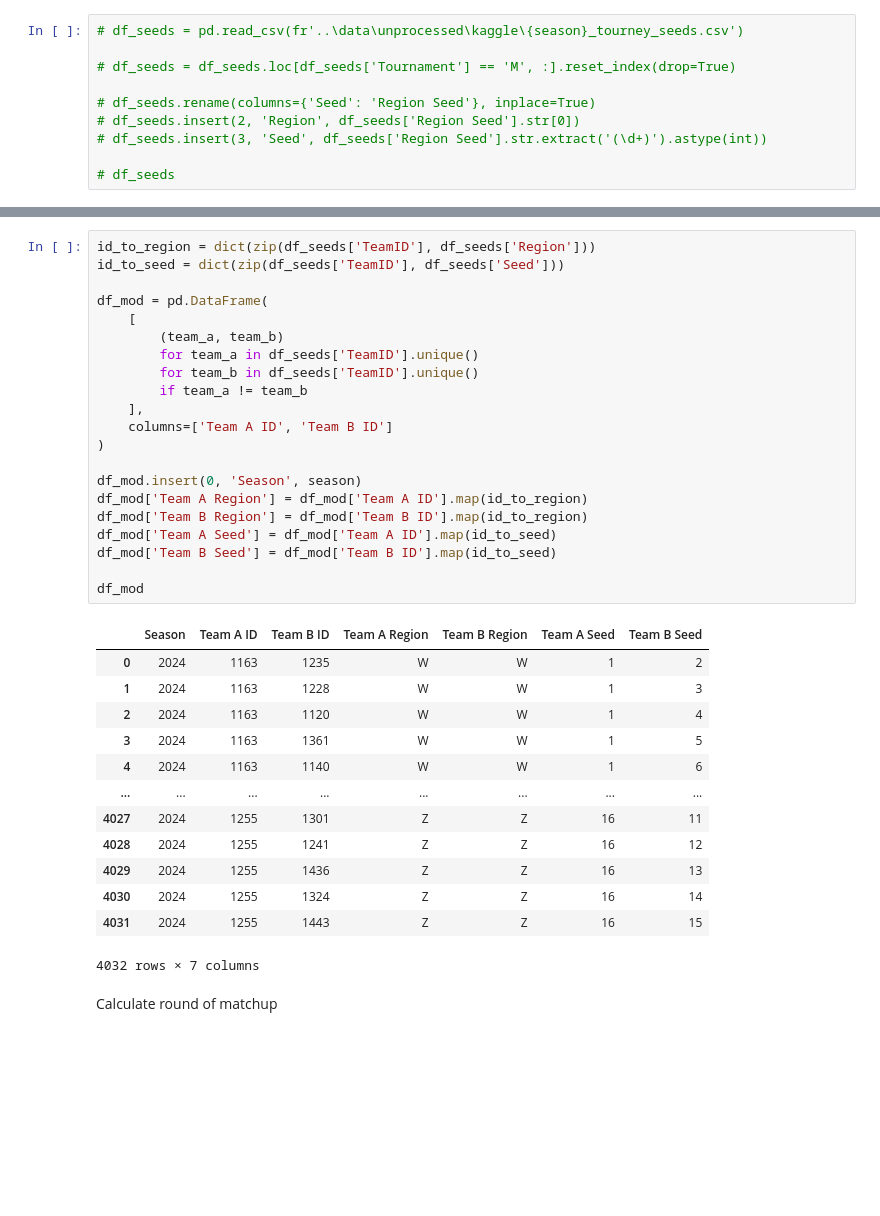
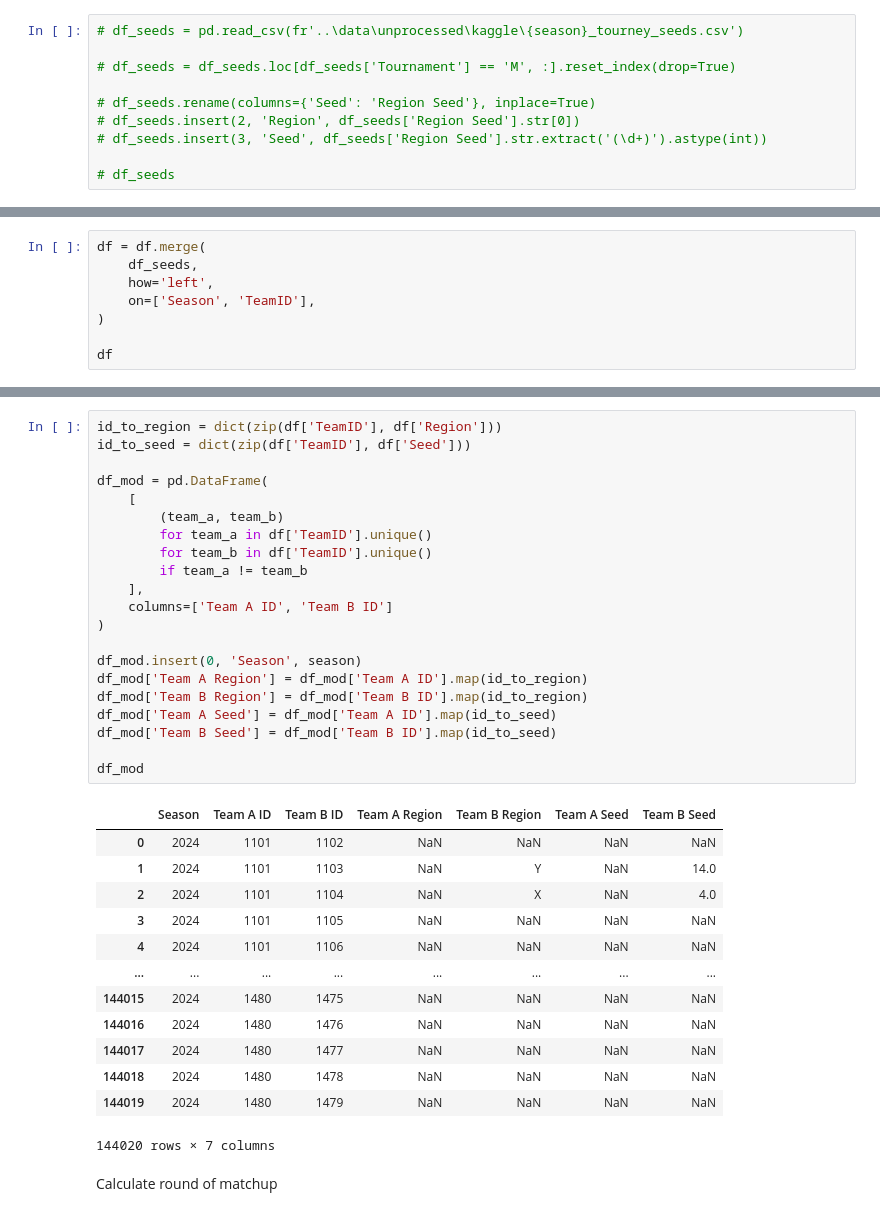
Before and after one commit to shughes1000/march-madness-2025, a Jupyter notebook: simulation/mens_compile_season_data.ipynb, the cells around one changed output, grey strips where cells are left out. Cells and saved outputs as stored; diff of their text form; blank space fills up the shorter version.

```diff
--- a/simulation/mens_compile_season_data.ipynb
+++ b/simulation/mens_compile_season_data.ipynb
@@ -757,0 +758,8 @@ df_seeds
+# %%
+df = df.merge(
+    df_seeds,
+    how='left',
+    on=['Season', 'TeamID'],
+)
+
+df
@@ -758,38 +780,38 @@ df_seeds
 # %%
-id_to_region = dict(zip(df_seeds['TeamID'], df_seeds['Region']))
-id_to_seed = dict(zip(df_seeds['TeamID'], df_seeds['Seed']))
+id_to_region = dict(zip(df['TeamID'], df['Region']))
+id_to_seed = dict(zip(df['TeamID'], df['Seed']))
 
 df_mod = pd.DataFrame(
     [
         (team_a, team_b)
-        for team_a in df_seeds['TeamID'].unique()
-        for team_b in df_seeds['TeamID'].unique()
+        for team_a in df['TeamID'].unique()
+        for team_b in df['TeamID'].unique()
         if team_a != team_b
     ],
     columns=['Team A ID', 'Team B ID']
 )
 
 df_mod.insert(0, 'Season', season)
 df_mod['Team A Region'] = df_mod['Team A ID'].map(id_to_region)
 df_mod['Team B Region'] = df_mod['Team B ID'].map(id_to_region)
 df_mod['Team A Seed'] = df_mod['Team A ID'].map(id_to_seed)
 df_mod['Team B Seed'] = df_mod['Team B ID'].map(id_to_seed)
 
 df_mod
 # %% [output]
 |  | Season | Team A ID | Team B ID | Team A Region | Team B Region | Team A Seed | Team B Seed |
-| 0 | 2024 | 1163 | 1235 | W | W | 1 | 2 |
-| 1 | 2024 | 1163 | 1228 | W | W | 1 | 3 |
-| 2 | 2024 | 1163 | 1120 | W | W | 1 | 4 |
-| 3 | 2024 | 1163 | 1361 | W | W | 1 | 5 |
-| 4 | 2024 | 1163 | 1140 | W | W | 1 | 6 |
+| 0 | 2024 | 1101 | 1102 | NaN | NaN | NaN | NaN |
+| 1 | 2024 | 1101 | 1103 | NaN | Y | NaN | 14.0 |
+| 2 | 2024 | 1101 | 1104 | NaN | X | NaN | 4.0 |
+| 3 | 2024 | 1101 | 1105 | NaN | NaN | NaN | NaN |
+| 4 | 2024 | 1101 | 1106 | NaN | NaN | NaN | NaN |
 | ... | ... | ... | ... | ... | ... | ... | ... |
-| 4027 | 2024 | 1255 | 1301 | Z | Z | 16 | 11 |
-| 4028 | 2024 | 1255 | 1241 | Z | Z | 16 | 12 |
-| 4029 | 2024 | 1255 | 1436 | Z | Z | 16 | 13 |
-| 4030 | 2024 | 1255 | 1324 | Z | Z | 16 | 14 |
-| 4031 | 2024 | 1255 | 1443 | Z | Z | 16 | 15 |
+| 144015 | 2024 | 1480 | 1475 | NaN | NaN | NaN | NaN |
+| 144016 | 2024 | 1480 | 1476 | NaN | NaN | NaN | NaN |
+| 144017 | 2024 | 1480 | 1477 | NaN | NaN | NaN | NaN |
+| 144018 | 2024 | 1480 | 1478 | NaN | NaN | NaN | NaN |
+| 144019 | 2024 | 1480 | 1479 | NaN | NaN | NaN | NaN |
-4032 rows × 7 columns
+144020 rows × 7 columns
 # %% [markdown]
 Calculate round of matchup
 # %%
```
Also changed, not shown: parts of 17 cells of this notebook, 1 other file.
